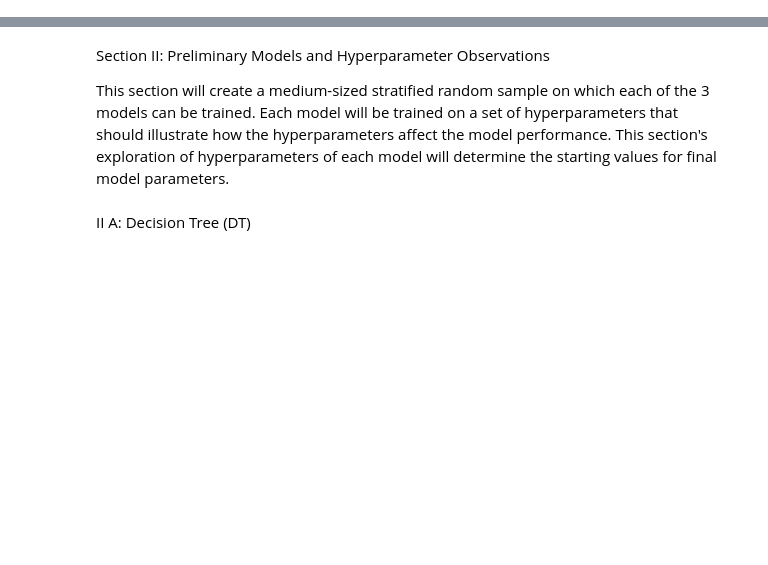
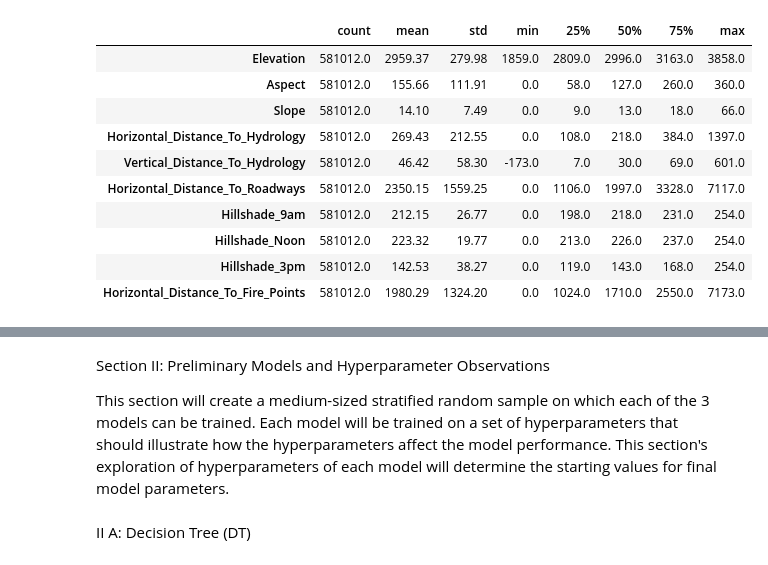
Before and after one commit to sgillihan/CSPB4622_Project1_Forest_Cover, a Jupyter notebook: Forest_Cover_Prediction_SGillihan.ipynb, the cells around one changed output, grey strips where cells are left out. Saved outputs shown, nothing was run; the diff lists cells and outputs as text; code cells hidden in the pictures; blank space fills up the shorter version.

Commit message:
Section 1 completed, covering  the data extraction, processing, summary, EDA, and project design

```diff
--- a/Forest_Cover_Prediction_SGillihan.ipynb
+++ b/Forest_Cover_Prediction_SGillihan.ipynb
@@ -23,0 +215,9 @@ Section I Discussion
+# %%
+# EDA
+# head() shows the first few rows of the dataframe so the format of each column is visible.
+display(df.head())
+
+# describe() gives the count, mean, std dev, min, max, and quartiles
+# Only the continuous features are shown here because summary statistics are not very meaningful for binary indicator columns
+df[continuous_cols].describe().T.round(2)
+# %% [output]
@@ -23,0 +230,11 @@ Section I Discussion
+|  | count | mean | std | min | 25% | 50% | 75% | max |
+| Elevation | 581012.0 | 2959.37 | 279.98 | 1859.0 | 2809.0 | 2996.0 | 3163.0 | 3858.0 |
+| Aspect | 581012.0 | 155.66 | 111.91 | 0.0 | 58.0 | 127.0 | 260.0 | 360.0 |
+| Slope | 581012.0 | 14.10 | 7.49 | 0.0 | 9.0 | 13.0 | 18.0 | 66.0 |
+| Horizontal_Distance_To_Hydrology | 581012.0 | 269.43 | 212.55 | 0.0 | 108.0 | 218.0 | 384.0 | 1397.0 |
+| Vertical_Distance_To_Hydrology | 581012.0 | 46.42 | 58.30 | -173.0 | 7.0 | 30.0 | 69.0 | 601.0 |
+| Horizontal_Distance_To_Roadways | 581012.0 | 2350.15 | 1559.25 | 0.0 | 1106.0 | 1997.0 | 3328.0 | 7117.0 |
+| Hillshade_9am | 581012.0 | 212.15 | 26.77 | 0.0 | 198.0 | 218.0 | 231.0 | 254.0 |
+| Hillshade_Noon | 581012.0 | 223.32 | 19.77 | 0.0 | 213.0 | 226.0 | 237.0 | 254.0 |
+| Hillshade_3pm | 581012.0 | 142.53 | 38.27 | 0.0 | 119.0 | 143.0 | 168.0 | 254.0 |
+| Horizontal_Distance_To_Fire_Points | 581012.0 | 1980.29 | 1324.20 | 0.0 | 1024.0 | 1710.0 | 2550.0 | 7173.0 |
```
Also changed, not shown: parts of 15 cells of this notebook, 1 other file.
